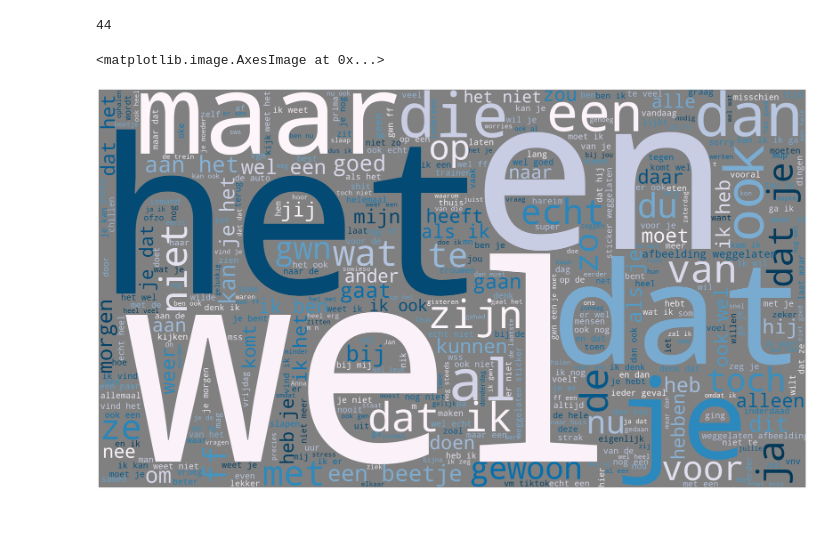
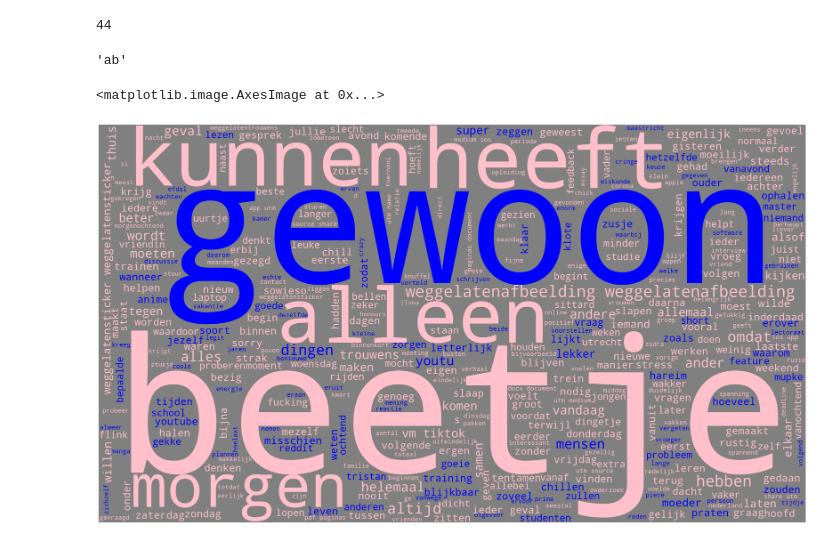
Before and after one commit to Janko-dev/ml_notebooks, a Jupyter notebook: notebooks/test.ipynb, the cells around one changed output. Saved outputs shown, nothing was run; the diff lists cells and outputs as text; code cells hidden in the pictures.

```diff
--- a/notebooks/test.ipynb
+++ b/notebooks/test.ipynb
@@ -6,10 +6,27 @@ import seaborn as sns
 import re
 
 bow = {}
-f = open("datasets/_chat.txt")
+
+bowb = {}
+bowm = {}
+
+f = open("../datasets/_chat.txt")
 next(f)
 for line in f.readlines():
-    tokens = re.sub("\[.+\] .+: ", "", line).strip().split()
+
+    name = re.match("^\[.+\] Jan: ", line)
+
+    tokens = re.sub("\[.+\] .+: ", "", line)
+    tokens = re.sub('("|\')', '', tokens)
+    tokens = re.sub('[^A-Za-z]', ' ', tokens).strip().lower().split()
     for tok in tokens:
+        if len(tok) < 5: continue
+        if name:
+            bowb.setdefault(tok, 0)
+            bowb[tok] += 1
+        else:
+            bowm.setdefault(tok, 0)
+            bowm[tok] += 1
+
         bow.setdefault(tok, 0)
         bow[tok] += 1
@@ -37,21 +58,37 @@ bow
 bow["bazinga"]
 # %% [output]
 44
+# %%
+"".join(['a', 'b'])
+# %% [output]
+'ab'
 # %%
 from wordcloud import WordCloud
 
-f = open("datasets/_chat.txt")
+f = open("../datasets/_chat.txt")
 next(f)
 data = ""
 for line in f.readlines():
-    data += re.sub("\[.+\] .+: ", "", line).strip()
+    tokens = re.sub("\[.+\] .+: ", "", line)
+    tokens = re.sub('("|\')', '', tokens)
+    tokens = ' '.join([token for token in tokens.split() if len(token) >= 5])
+    data += re.sub('[^A-Za-z]', ' ', tokens).strip().lower()
 # %%
 
-wc = WordCloud(width=1600, height=900, max_words=400, scale=2, background_color="gray", colormap="PuBu").generate(data)
+def get_color(word, *args, **kwargs):
+    if word in bowb and word in bowm:
+        return "blue" if bowb.get(word) >= bowm[word] else "pink"
+    elif word not in bowb:
+        return "pink"
+    else:
+        return "blue"
+
+
+wc = WordCloud(width=1600, height=900, max_words=400, scale=2, background_color="gray", color_func=get_color).generate(data)
 
 plt.figure(figsize = (40,20))
 plt.axis("off")
 plt.imshow(wc)
 # %% [output]
 <matplotlib.image.AxesImage at 0x...>
-[figure, old version]
+[figure, new version]
```
Also changed, not shown: parts of 4 cells of this notebook, 3 other files.
